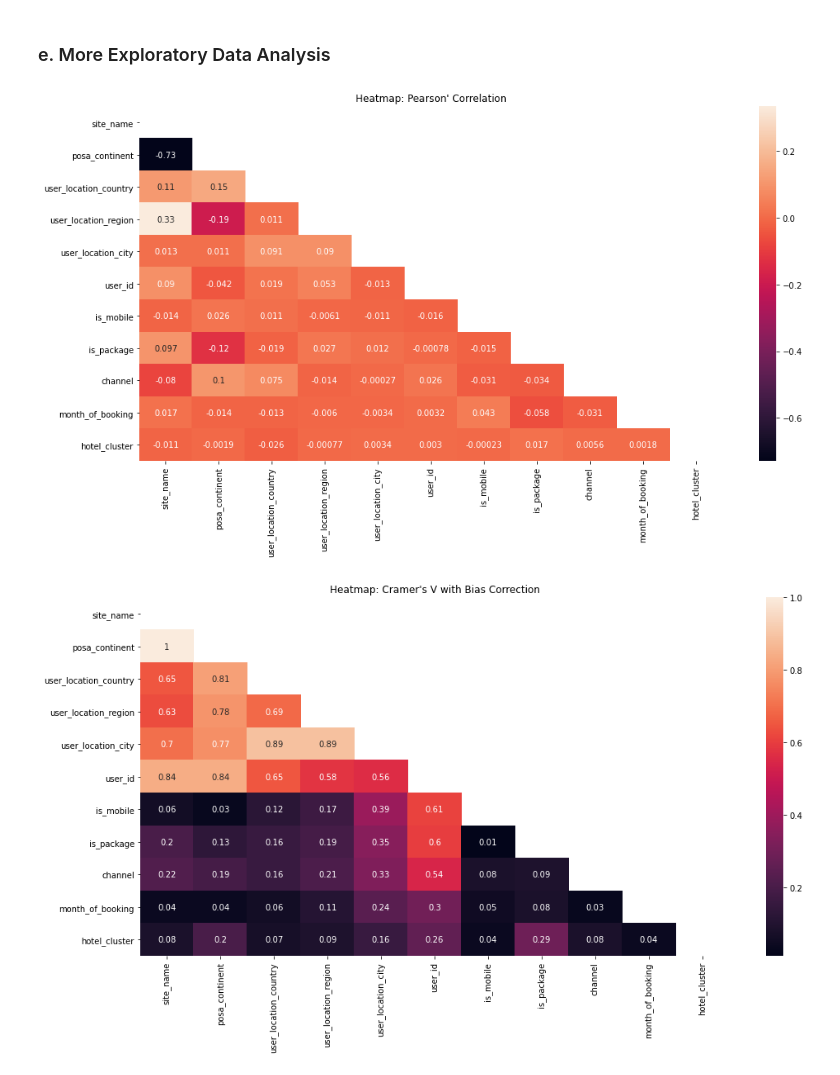
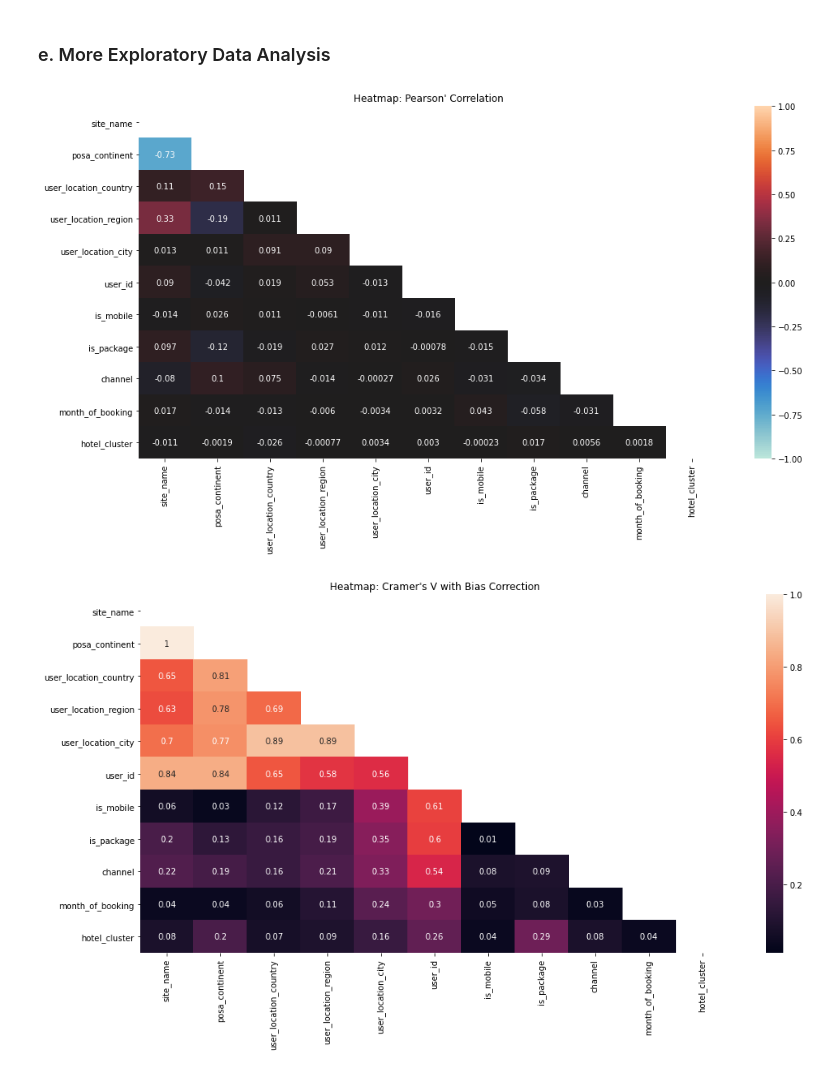
Before and after one commit to namkungchew/Recommendation-System-Expedia, a Jupyter notebook: code/Part 1.ipynb, the cells around one changed output. Drawn from its saved outputs; the diff is of its cells as text; code cells hidden in the pictures.

```diff
--- a/code/Part 1.ipynb
+++ b/code/Part 1.ipynb
@@ -603,15 +603,15 @@ hotels = ['srch_adults_cnt', 'srch_children_cnt', 'srch_rm_cnt',
 continuous = ['date_time','orig_destination_distance', 'srch_ci', 'srch_co']
 
 target = ['hotel_cluster']
-# %%
-plt.figure(figsize = (16,8))
-matrix = (bookings[users + target].corr())
-mask = np.zeros_like(matrix)
-mask[np.triu_indices_from(mask)] = True
-sns.heatmap(matrix, mask = mask, annot = True)
-plt.title("Heatmap: Pearson' Correlation");
-# %% [output]
-[figure, removed]
+# %%
+plt.figure(figsize = (16,8))
+matrix = (bookings[users + target].corr())
+mask = np.zeros_like(matrix)
+mask[np.triu_indices_from(mask)] = True
+sns.heatmap(matrix, mask = mask, annot = True, center = 0, vmin = -1, vmax = 1)
+plt.title("Heatmap: Pearson' Correlation");
+# %% [output]
+[figure, added]
 # %%
 plt.figure(figsize = (16,8))
 matrix = crammer_v_matrix(bookings[users + target])
```
Also changed, not shown: parts of 6 cells of this notebook, 1 other file.
